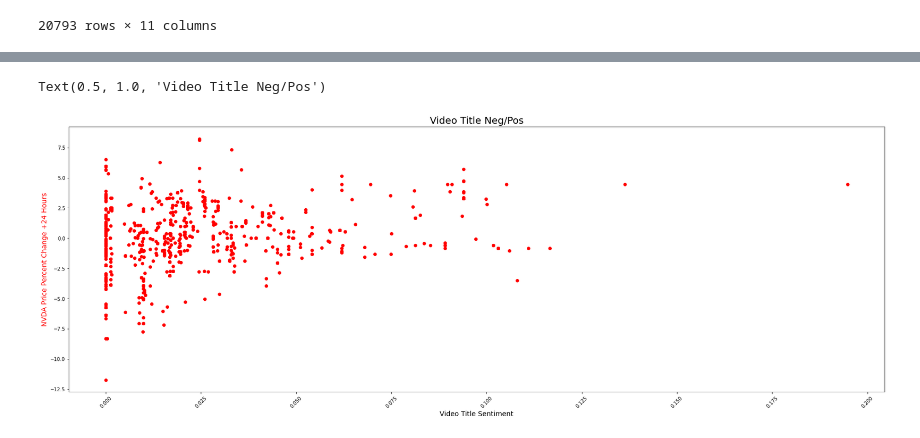
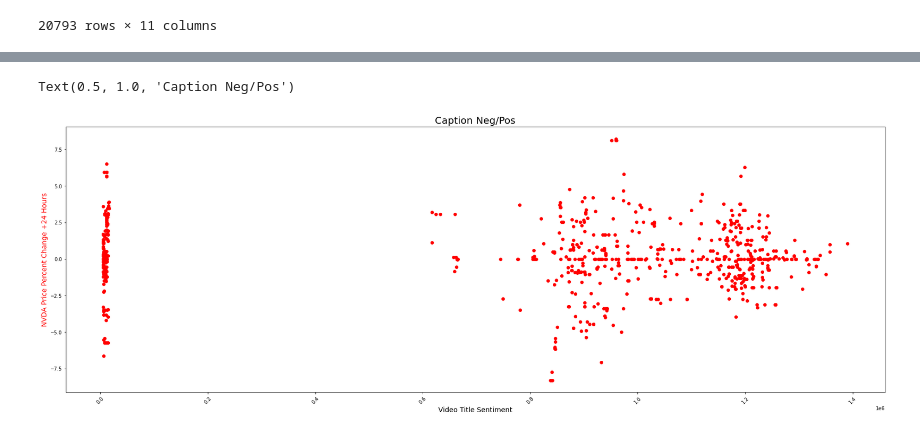
Before and after one commit to Cloblak/youtube_content_based_stock_prediction, a Jupyter notebook: 10_code/EDA_v2_08APR.ipynb, the cells around one changed output, grey strips where cells are left out. Saved outputs shown, nothing was run; the diff lists cells and outputs as text; code cells hidden in the pictures.

```diff
--- a/10_code/EDA_v2_08APR.ipynb
+++ b/10_code/EDA_v2_08APR.ipynb
@@ -12,7 +12,7 @@ from math import log
 # Load and Explore the Data
 #####
 cleaned_data_df = pd.read_csv("../00_data/Cleaned_Data_22MAR.gz", compression="gzip")
-hr_merged_df = pd.read_csv("../00_data/data3.0.csv")
+hr_merged_df = pd.read_csv("../00_data/data_final.csv")
 # %%
 hr_merged_df.rename(
     columns={"searchedDate": "Time"},
@@ -86,0 +68,2 @@ Index(['Unnamed: 0', 'viewCount', 'likeCount', 'dislikeCount',
+# %%
+hr_merged_df_non_scaled = hr_merged_df.copy()
@@ -314,22 +490,18 @@ TypeError: cannot convert the series to <class 'float'>
 # %%
 fig, ax = plt.subplots(figsize=(30, 10))
 
 ax.scatter(
-    (
-        hr_merged_df_normal["videoTitleSentimentScore_pos"]
-        * hr_merged_df_normal["videoTitleSentimentScore_neg"]
-        * hr_merged_df_normal["videoTitleSentimentScore_com"]
-    ),
-    hr_merged_df_normal.percent_change,
+    hr_merged_df_non_scaled["viewCount"],
+    hr_merged_df_non_scaled["percent_change_24"],
     color="red",
     marker="o",
 )
 # set x-axis label
 ax.set_xlabel("Video Title Sentiment", fontsize=14)
 plt.xticks(rotation=45)
 # set y-axis label
 ax.set_ylabel("NVDA Price Percent Change +24 Hours", color="red", fontsize=14)
-plt.title("Video Title Neg/Pos", fontsize=20)
+plt.title("Caption Neg/Pos", fontsize=20)
 # %% [output]
-Text(0.5, 1.0, 'Video Title Neg/Pos')
+Text(0.5, 1.0, 'Caption Neg/Pos')
-[figure, old version]
+[figure, new version]
```
Also changed, not shown: parts of 26 cells of this notebook, 5 other files.
